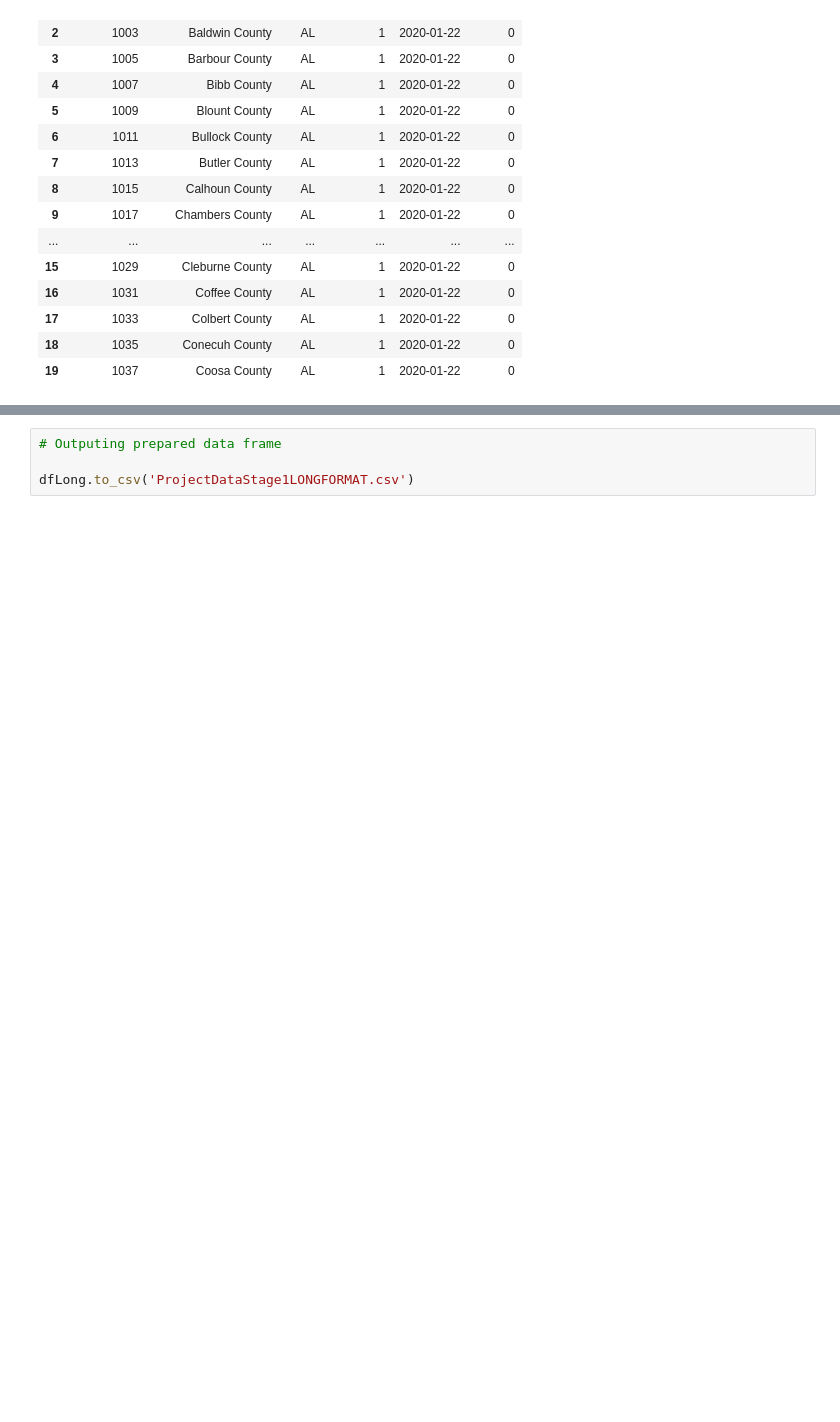
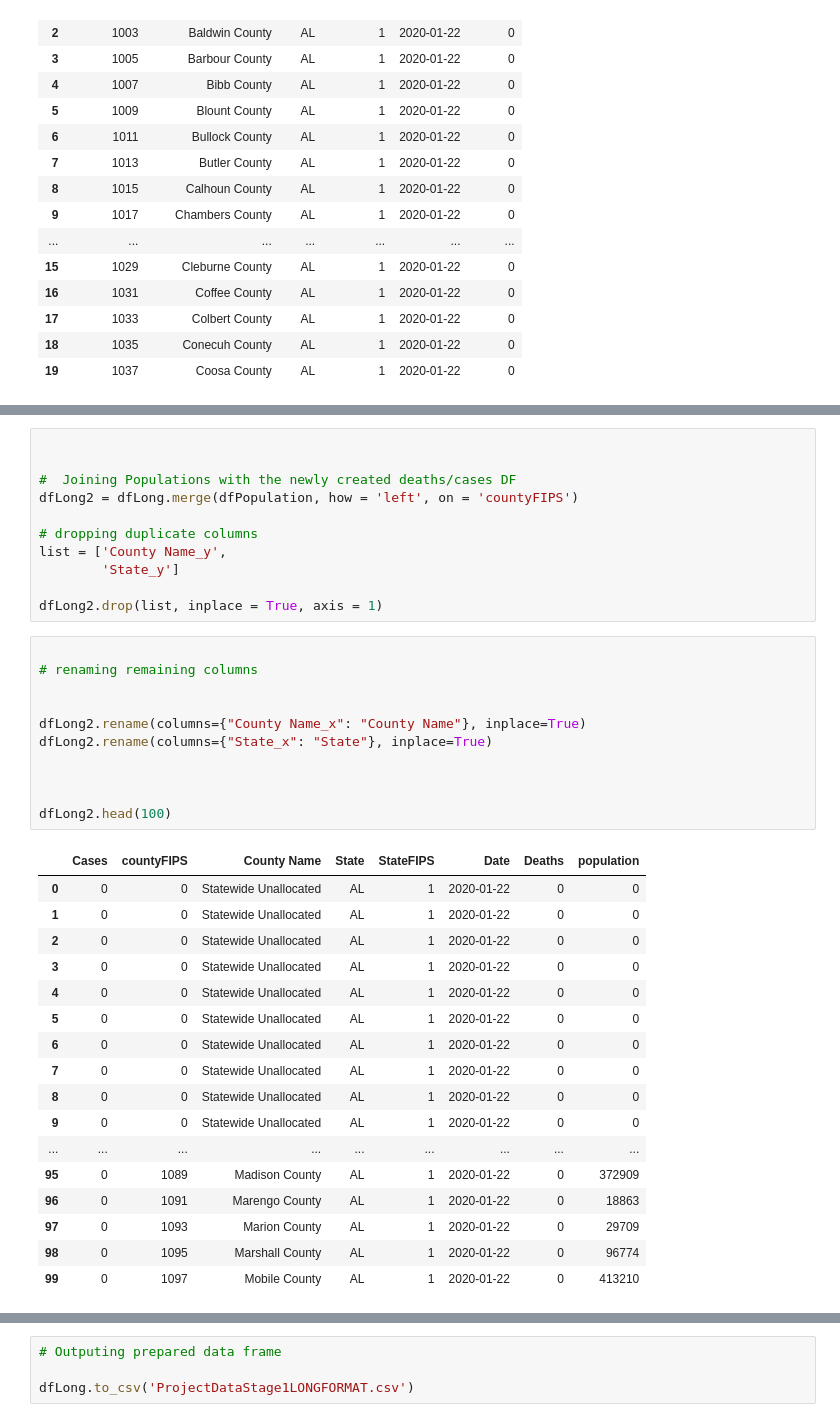
Before and after one commit to mawuliagboklu/DS-Group-, a Jupyter notebook: Stage1-Group7-Task2.ipynb, the cells around one changed output, grey strips where cells are left out. Cells and saved outputs as stored; diff of their text form; blank space fills up the shorter version.

```diff
--- a/Stage1-Group7-Task2.ipynb
+++ b/Stage1-Group7-Task2.ipynb
@@ -271 +271,41 @@ dfLong.head()
+# %%
+
+
+#  Joining Populations with the newly created deaths/cases DF
+dfLong2 = dfLong.merge(dfPopulation, how = 'left', on = 'countyFIPS')
+
+# dropping duplicate columns
+list = ['County Name_y',
+        'State_y']
+
+dfLong2.drop(list, inplace = True, axis = 1)
+# %%
+
+# renaming remaining columns
+
+
+dfLong2.rename(columns={"County Name_x": "County Name"}, inplace=True)
+dfLong2.rename(columns={"State_x": "State"}, inplace=True)
+
+
+
+dfLong2.head(100)
+# %% [output]
+|  | Cases | countyFIPS | County Name | State | StateFIPS | Date | Deaths | population |
+| 0 | 0 | 0 | Statewide Unallocated | AL | 1 | 2020-01-22 | 0 | 0 |
+| 1 | 0 | 0 | Statewide Unallocated | AL | 1 | 2020-01-22 | 0 | 0 |
+| 2 | 0 | 0 | Statewide Unallocated | AL | 1 | 2020-01-22 | 0 | 0 |
+| 3 | 0 | 0 | Statewide Unallocated | AL | 1 | 2020-01-22 | 0 | 0 |
+| 4 | 0 | 0 | Statewide Unallocated | AL | 1 | 2020-01-22 | 0 | 0 |
+| 5 | 0 | 0 | Statewide Unallocated | AL | 1 | 2020-01-22 | 0 | 0 |
+| 6 | 0 | 0 | Statewide Unallocated | AL | 1 | 2020-01-22 | 0 | 0 |
+| 7 | 0 | 0 | Statewide Unallocated | AL | 1 | 2020-01-22 | 0 | 0 |
+| 8 | 0 | 0 | Statewide Unallocated | AL | 1 | 2020-01-22 | 0 | 0 |
+| 9 | 0 | 0 | Statewide Unallocated | AL | 1 | 2020-01-22 | 0 | 0 |
+| ... | ... | ... | ... | ... | ... | ... | ... | ... |
+| 95 | 0 | 1089 | Madison County | AL | 1 | 2020-01-22 | 0 | 372909 |
+| 96 | 0 | 1091 | Marengo County | AL | 1 | 2020-01-22 | 0 | 18863 |
+| 97 | 0 | 1093 | Marion County | AL | 1 | 2020-01-22 | 0 | 29709 |
+| 98 | 0 | 1095 | Marshall County | AL | 1 | 2020-01-22 | 0 | 96774 |
+| 99 | 0 | 1097 | Mobile County | AL | 1 | 2020-01-22 | 0 | 413210 |
 # %%
```
Also changed, not shown: parts of 4 cells of this notebook, 1 other file.
